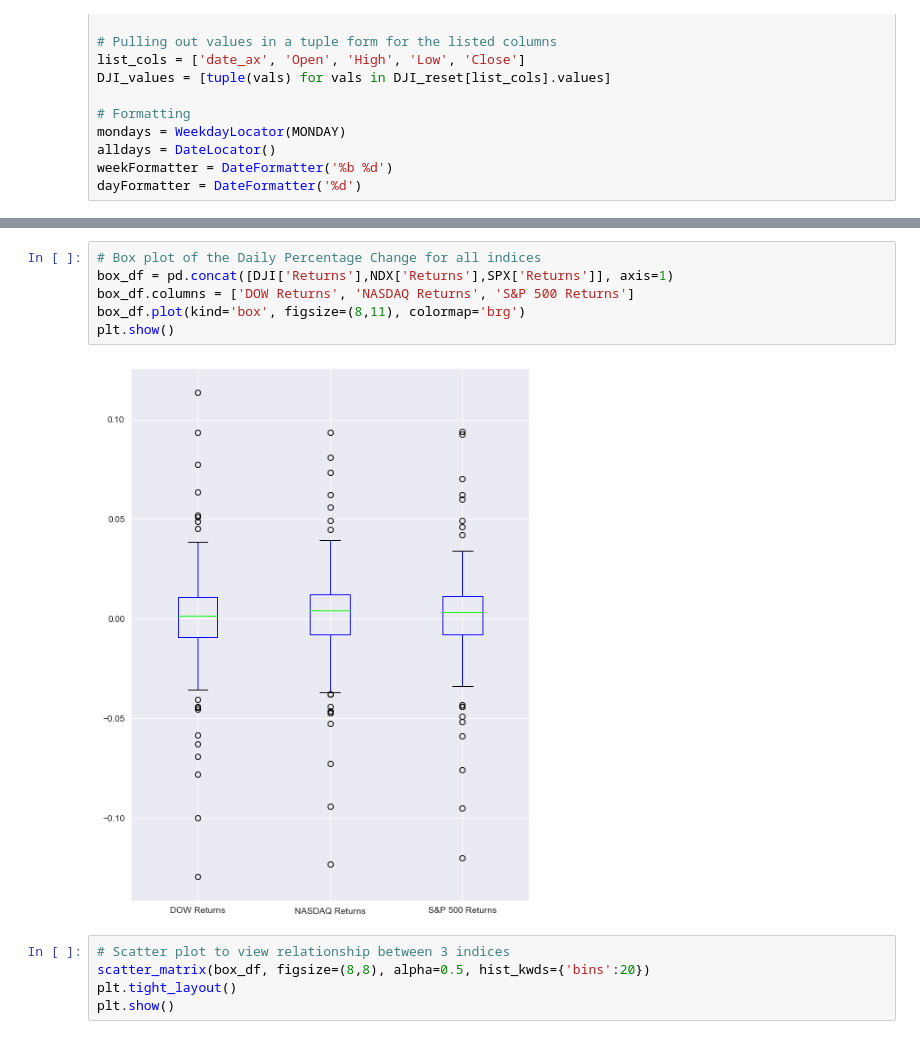
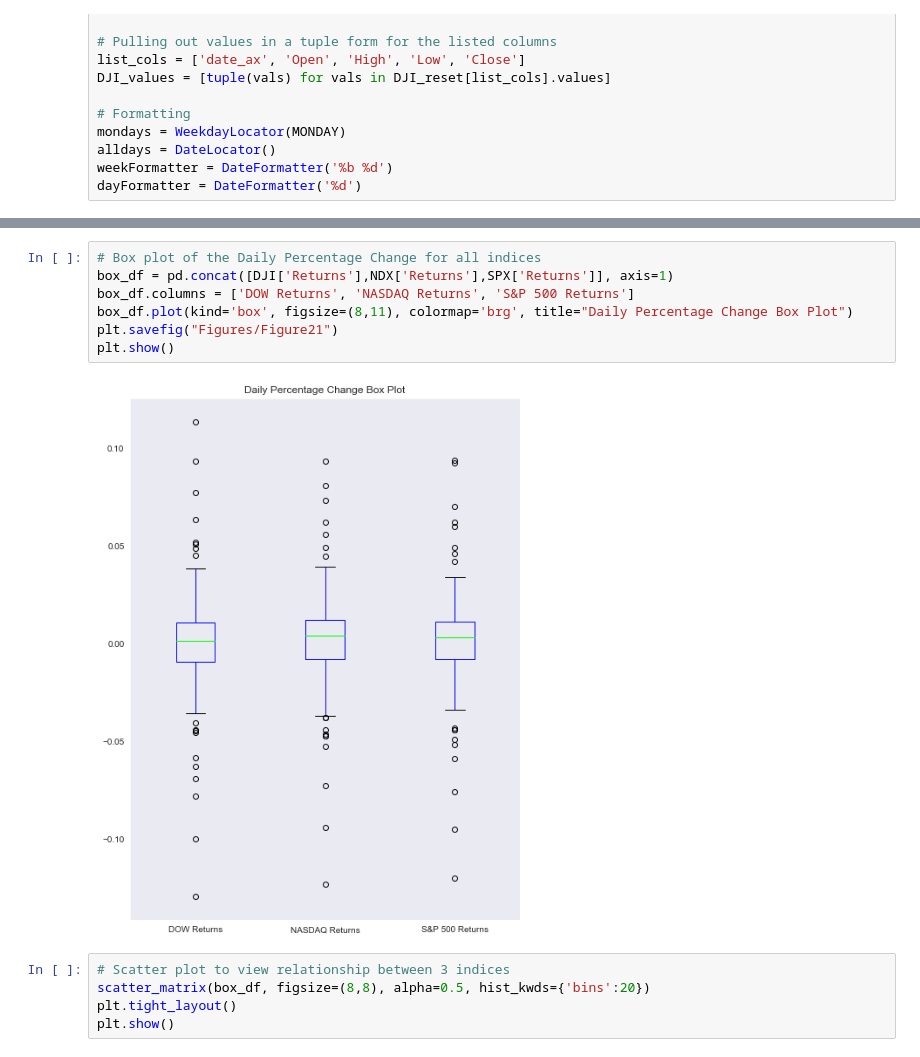
Before and after one commit to nsheikh23/COVID_StockMarket_Analysis, a Jupyter notebook: MainScript.ipynb, the cells around one changed output, grey strips where cells are left out. Saved outputs shown, nothing was run; the diff lists cells and outputs as text.

```diff
--- a/MainScript.ipynb
+++ b/MainScript.ipynb
@@ -555,11 +556,12 @@ plt.show()
 # %%
 # Box plot of the Daily Percentage Change for all indices
 box_df = pd.concat([DJI['Returns'],NDX['Returns'],SPX['Returns']], axis=1)
 box_df.columns = ['DOW Returns', 'NASDAQ Returns', 'S&P 500 Returns']
-box_df.plot(kind='box', figsize=(8,11), colormap='brg')
+box_df.plot(kind='box', figsize=(8,11), colormap='brg', title="Daily Percentage Change Box Plot")
+plt.savefig("Figures/Figure21")
 plt.show()
 # %% [output]
-[figure, old version]
+[figure, new version]
 # %%
 # Scatter plot to view relationship between 3 indices
 scatter_matrix(box_df, figsize=(8,8), alpha=0.5, hist_kwds={'bins':20})
```
Also changed, not shown: parts of 29 cells of this notebook, 25 other files.
